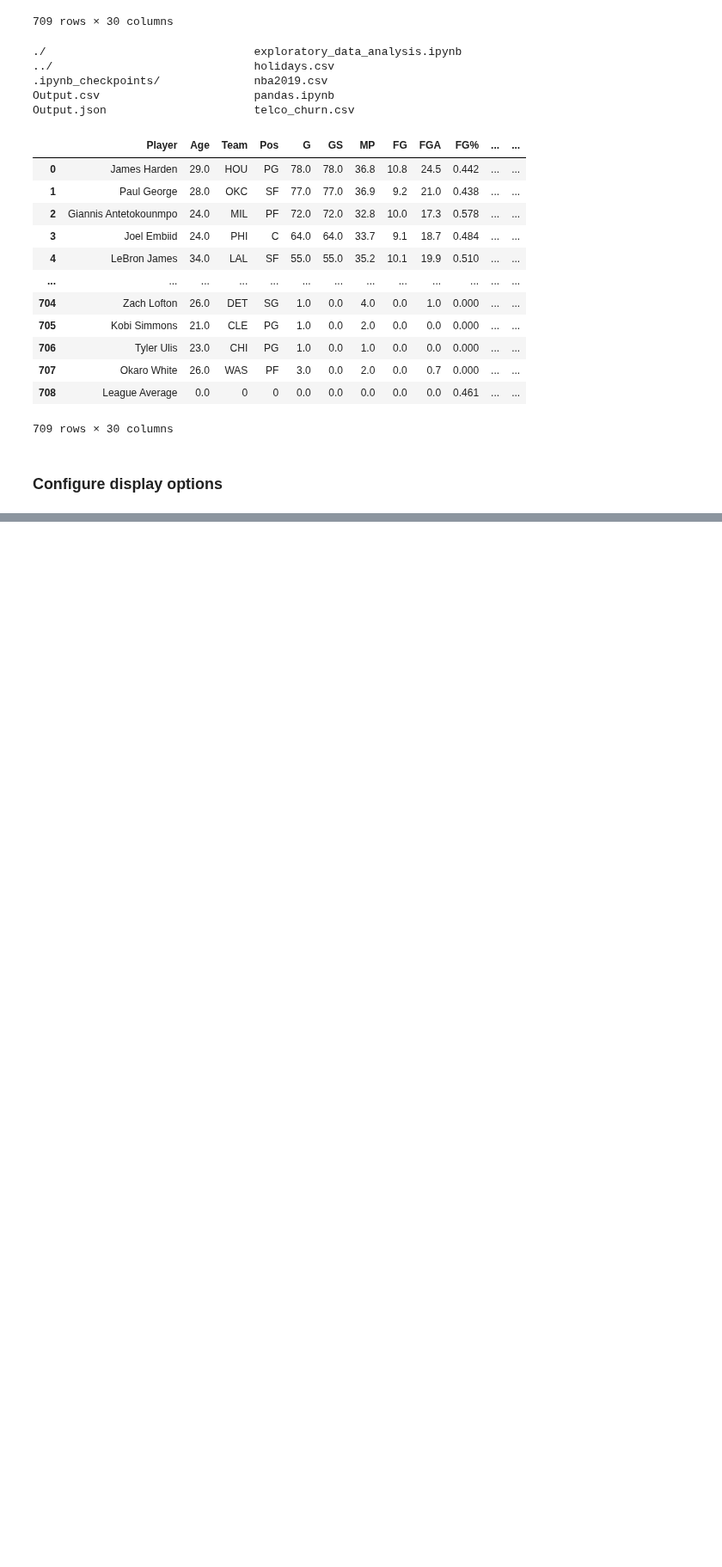
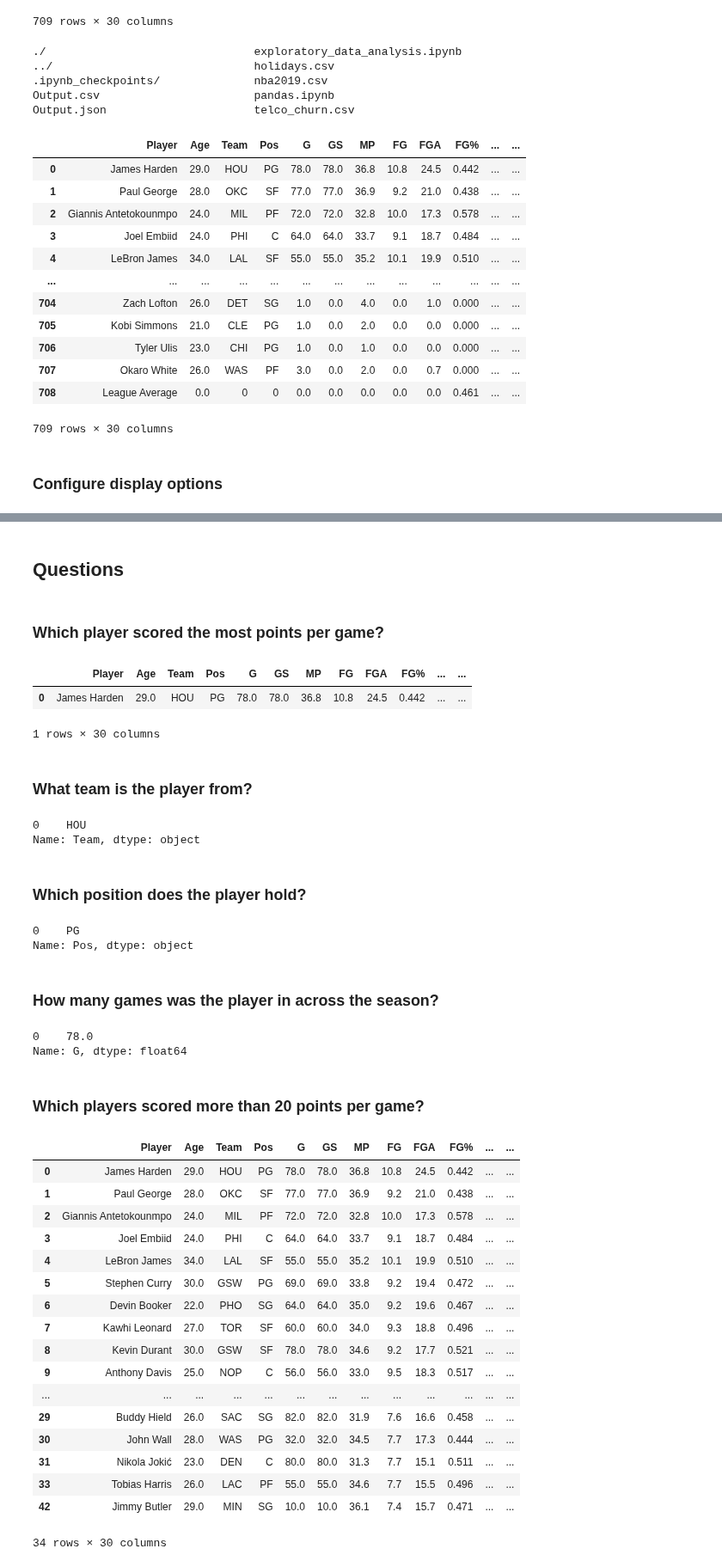
Before and after one commit to bodhichristian/python-basics, a Jupyter notebook: pandas/exploratory_data_analysis.ipynb, the cells around one changed output, grey strips where cells are left out. Shown at 86% size. Saved outputs shown, nothing was run; the diff lists cells and outputs as text; code cells hidden in the pictures; blank space fills up the shorter version.

```diff
--- a/pandas/exploratory_data_analysis.ipynb
+++ b/pandas/exploratory_data_analysis.ipynb
@@ -122,0 +181,56 @@ df
+# %% [markdown]
+## Questions
+# %% [markdown]
+### Which player scored the most points per game?
+# %%
+max_pts_per_g = df[df.PTS == df.PTS.max()]
+max_pts_per_g
+# %% [output]
+|  | Player | Age | Team | Pos | G | GS | MP | FG | FGA | FG% | ... | ... |
+| 0 | James Harden | 29.0 | HOU | PG | 78.0 | 78.0 | 36.8 | 10.8 | 24.5 | 0.442 | ... | ... |
+1 rows × 30 columns
+# %% [markdown]
+### What team is the player from?
+# %%
+max_pts_per_g.Team
+# %% [output]
+0    HOU
+Name: Team, dtype: object
+# %% [markdown]
+### Which position does the player hold?
+# %%
+max_pts_per_g.Pos
+# %% [output]
+0    PG
+Name: Pos, dtype: object
+# %% [markdown]
+### How many games was the player in across the season?
+# %%
+max_pts_per_g.G
+# %% [output]
+0    78.0
+Name: G, dtype: float64
+# %% [markdown]
+### Which players scored more than 20 points per game?
+# %%
+greater_than_20_per_g = df[df.PTS > 20]
+greater_than_20_per_g
+# %% [output]
+|  | Player | Age | Team | Pos | G | GS | MP | FG | FGA | FG% | ... | ... |
+| 0 | James Harden | 29.0 | HOU | PG | 78.0 | 78.0 | 36.8 | 10.8 | 24.5 | 0.442 | ... | ... |
+| 1 | Paul George | 28.0 | OKC | SF | 77.0 | 77.0 | 36.9 | 9.2 | 21.0 | 0.438 | ... | ... |
+| 2 | Giannis Antetokounmpo | 24.0 | MIL | PF | 72.0 | 72.0 | 32.8 | 10.0 | 17.3 | 0.578 | ... | ... |
+| 3 | Joel Embiid | 24.0 | PHI | C | 64.0 | 64.0 | 33.7 | 9.1 | 18.7 | 0.484 | ... | ... |
+| 4 | LeBron James | 34.0 | LAL | SF | 55.0 | 55.0 | 35.2 | 10.1 | 19.9 | 0.510 | ... | ... |
+| 5 | Stephen Curry | 30.0 | GSW | PG | 69.0 | 69.0 | 33.8 | 9.2 | 19.4 | 0.472 | ... | ... |
+| 6 | Devin Booker | 22.0 | PHO | SG | 64.0 | 64.0 | 35.0 | 9.2 | 19.6 | 0.467 | ... | ... |
+| 7 | Kawhi Leonard | 27.0 | TOR | SF | 60.0 | 60.0 | 34.0 | 9.3 | 18.8 | 0.496 | ... | ... |
+| 8 | Kevin Durant | 30.0 | GSW | SF | 78.0 | 78.0 | 34.6 | 9.2 | 17.7 | 0.521 | ... | ... |
+| 9 | Anthony Davis | 25.0 | NOP | C | 56.0 | 56.0 | 33.0 | 9.5 | 18.3 | 0.517 | ... | ... |
+| ... | ... | ... | ... | ... | ... | ... | ... | ... | ... | ... | ... | ... |
+| 29 | Buddy Hield | 26.0 | SAC | SG | 82.0 | 82.0 | 31.9 | 7.6 | 16.6 | 0.458 | ... | ... |
+| 30 | John Wall | 28.0 | WAS | PG | 32.0 | 32.0 | 34.5 | 7.7 | 17.3 | 0.444 | ... | ... |
+| 31 | Nikola Jokić | 23.0 | DEN | C | 80.0 | 80.0 | 31.3 | 7.7 | 15.1 | 0.511 | ... | ... |
+| 33 | Tobias Harris | 26.0 | LAC | PF | 55.0 | 55.0 | 34.6 | 7.7 | 15.5 | 0.496 | ... | ... |
+| 42 | Jimmy Butler | 29.0 | MIN | SG | 10.0 | 10.0 | 36.1 | 7.4 | 15.7 | 0.471 | ... | ... |
+34 rows × 30 columns
```
Also changed, not shown: parts of 11 cells of this notebook.
